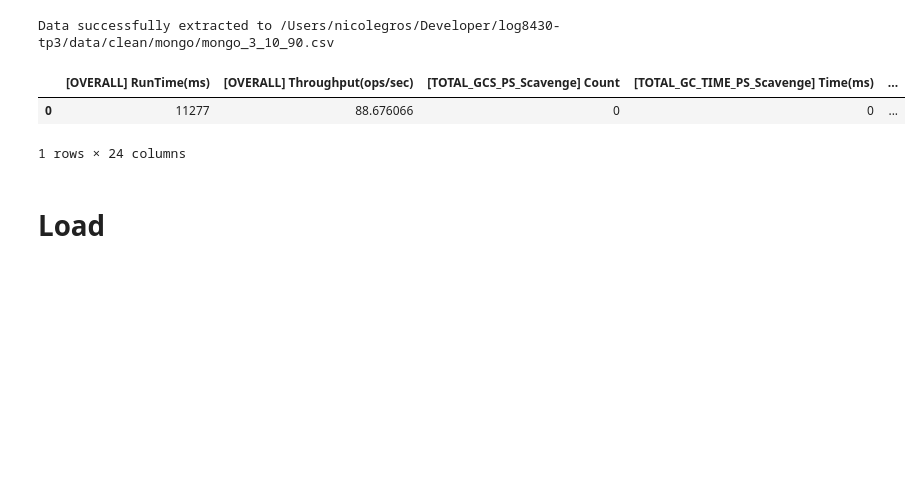
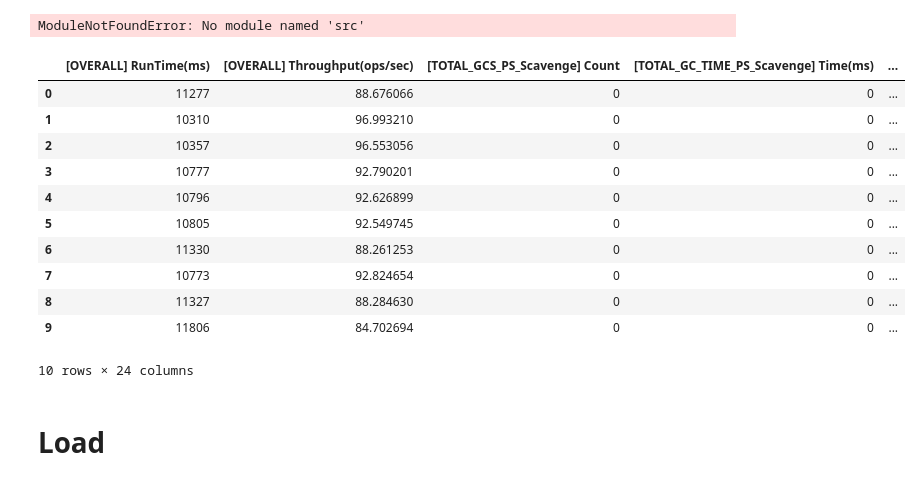
Before and after one commit to nicolegros/quantum-nebula, a Jupyter notebook: src/01-dataextract.ipynb, the cells around one changed output. Cells and saved outputs as stored; diff of their text form; code cells hidden in the pictures; blank space fills up the shorter version.

```diff
--- a/src/01-dataextract.ipynb
+++ b/src/01-dataextract.ipynb
@@ -2,16 +2,29 @@
 
 from src.extracter import extract_data_to_wide_csv
 
-extract_data_to_wide_csv('/Users/nicolegros/Developer/log8430-tp3/data/raw/mongo/mongo_3_10_90/1/load_10_90_1.txt', '/Users/nicolegros/Developer/log8430-tp3/data/clean/mongo/mongo_3_10_90.csv')
+thomas_path = "/home/thomasm/School/Poly-session-6/LOG8430/quantum-nebula"
+
+nic_path = "/Users/nicolegros/Developer/log8430-tp3/"
+
+extract_data_to_wide_csv(thomas_path  + '/data/raw/mongo/mongo_3_10_90/1/load_10_90_1.txt', thomas_path + '/data/clean/mongo/mongo_3_10_90.csv')
 # %% [output]
-Data successfully extracted to /Users/nicolegros/Developer/log8430-tp3/data/clean/mongo/mongo_3_10_90.csv
+ModuleNotFoundError: No module named 'src'
 # %%
 import pandas as pd
-pd.read_csv('../data/clean/mongo/mongo_3_10_90.csv', )
+pd.read_csv('../data/clean/mongo/load_3_10_90.csv', )
 # %% [output]
 |  | [OVERALL] RunTime(ms) | [OVERALL] Throughput(ops/sec) | [TOTAL_GCS_PS_Scavenge] Count | [TOTAL_GC_TIME_PS_Scavenge] Time(ms) | ... |
 | 0 | 11277 | 88.676066 | 0 | 0 | ... |
+| 1 | 10310 | 96.993210 | 0 | 0 | ... |
+| 2 | 10357 | 96.553056 | 0 | 0 | ... |
+| 3 | 10777 | 92.790201 | 0 | 0 | ... |
+| 4 | 10796 | 92.626899 | 0 | 0 | ... |
+| 5 | 10805 | 92.549745 | 0 | 0 | ... |
+| 6 | 11330 | 88.261253 | 0 | 0 | ... |
+| 7 | 10773 | 92.824654 | 0 | 0 | ... |
+| 8 | 11327 | 88.284630 | 0 | 0 | ... |
+| 9 | 11806 | 84.702694 | 0 | 0 | ... |
-1 rows × 24 columns
+10 rows × 24 columns
 # %% [markdown]
 # Load
 # %%
```
Also changed, not shown: parts of 13 cells of this notebook.
